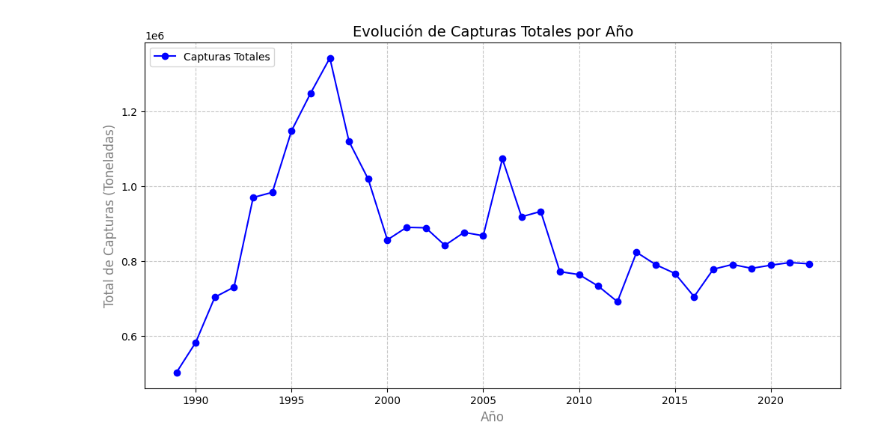
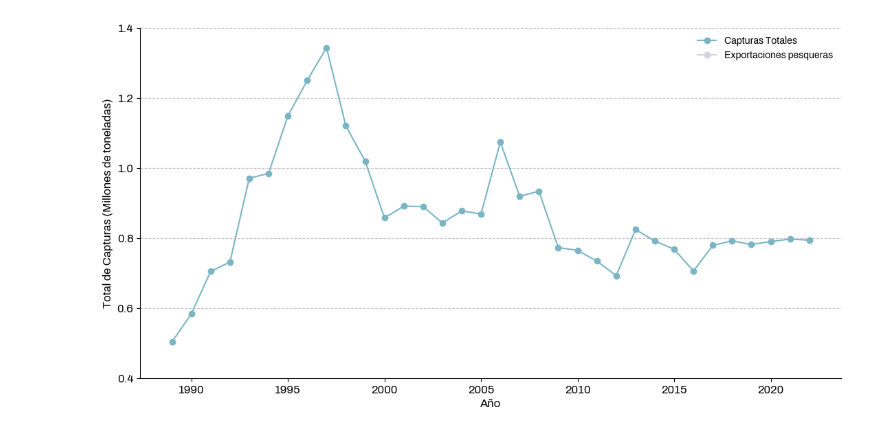
Before and after one commit to dbrisaro/proyecto_pesca, a Jupyter notebook: capturas_evolucion.ipynb, the cells around one changed output. Drawn from its saved outputs; the diff is of its cells as text; code cells hidden in the pictures.

Commit message:
actualizo plot

```diff
--- a/capturas_evolucion.ipynb
+++ b/capturas_evolucion.ipynb
@@ -61,15 +81,32 @@ for iyear in years:
 
     except KeyError:
         pass
+# %%
+
+# Datos proporcionados
+datos = {
+    'Año': [2001, 2002, 2003, 2004, 2005, 2006, 2007, 2008, 2009, 2010, 2011, 2012, 2013, 2014, 2015, 2016, 2017, 2018, 2019, 2020, 2021, 2022],
+    'Exportaciones Pesqueras (Millones de dólares)': [895, 718, 886, 817, 811, 1249, 1104, 1299, 1118, 1320, 1490, 1332, 1502, 1580, 1466, 1724, 1978, 2148, 1863, 1729, 1990, 1823]
+}
+
+# Crear el DataFrame
+df_expos = pd.DataFrame(datos)
 # %%
-plt.figure(figsize=(12, 6))
-plt.plot(datos_desembarques['Año'], datos_desembarques['Total'], marker='o', linestyle='-', color='b', label='Capturas Totales')
-plt.xlabel('Año', fontsize=12, color='gray')
-plt.ylabel('Total de Capturas (Toneladas)', fontsize=12, color='gray')
-plt.title('Evolución de Capturas Totales por Año', fontsize=14, color='black')
-plt.grid(True, linestyle='--', alpha=0.7)
-plt.legend(loc='upper left')
-plt.tick_params(axis='both', which='both', labelsize=10, colors='black')
-plt.show()
+fig = plt.figure(figsize=(12, 6))
+
+ax = plt.axes([0.05, 0.05, 0.85, 0.85])
+
+ax.plot(datos_desembarques['Año'], datos_desembarques['Total']/1e6, marker='o', linestyle='-', color=fundar_colores_primarios[0], label='Capturas Totales')
+ax.plot(df_expos['Año'], df_expos['Exportaciones Pesqueras (Millones de dólares)'], marker='o', linestyle='-', color=fundar_colores_primarios[2], label='Exportaciones pesqueras')
+
+ax.set_xlabel('Año', fontsize=12, color='black')
+ax.set_ylabel('Total de Capturas (Millones de toneladas)', fontsize=12, color='black')
+#ax.set_title('Evolución de Capturas Totales por Año', fontsize=14, color='black')
+ax.grid(axis='y', linestyle='--', alpha=0.7)
+ax.legend(loc='upper right', frameon=False)
+ax.set_ylim([0.4,1.4])
+ax.spines.right.set_visible(False)
+ax.spines.top.set_visible(False)
+ax.tick_params(axis='both', which='both', labelsize=12, colors='black')
 # %% [output]
-[figure, old version]
+[figure, new version]
```
Also changed, not shown: parts of 2 cells of this notebook.
